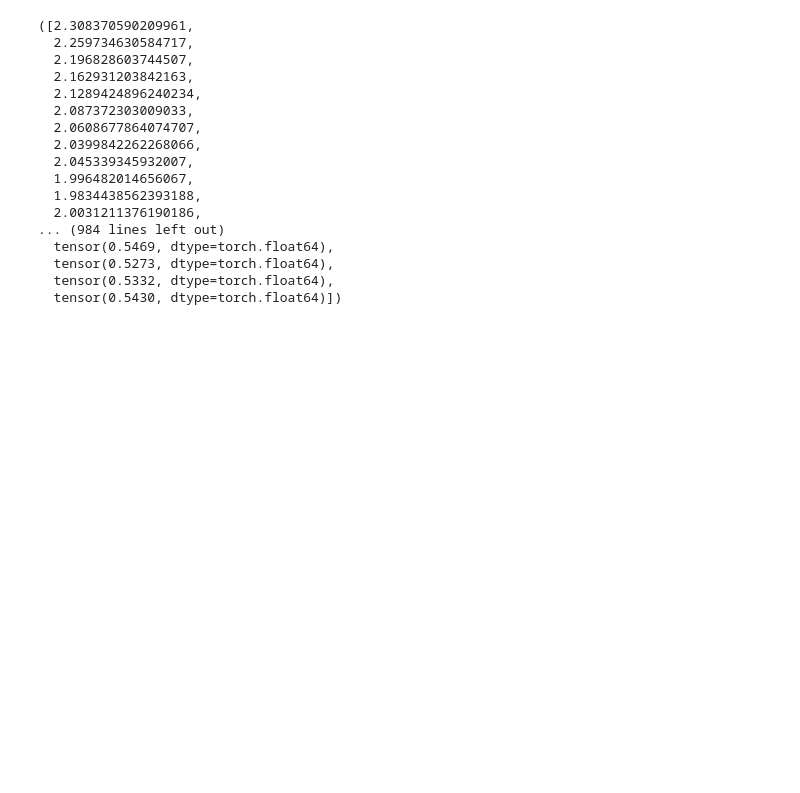
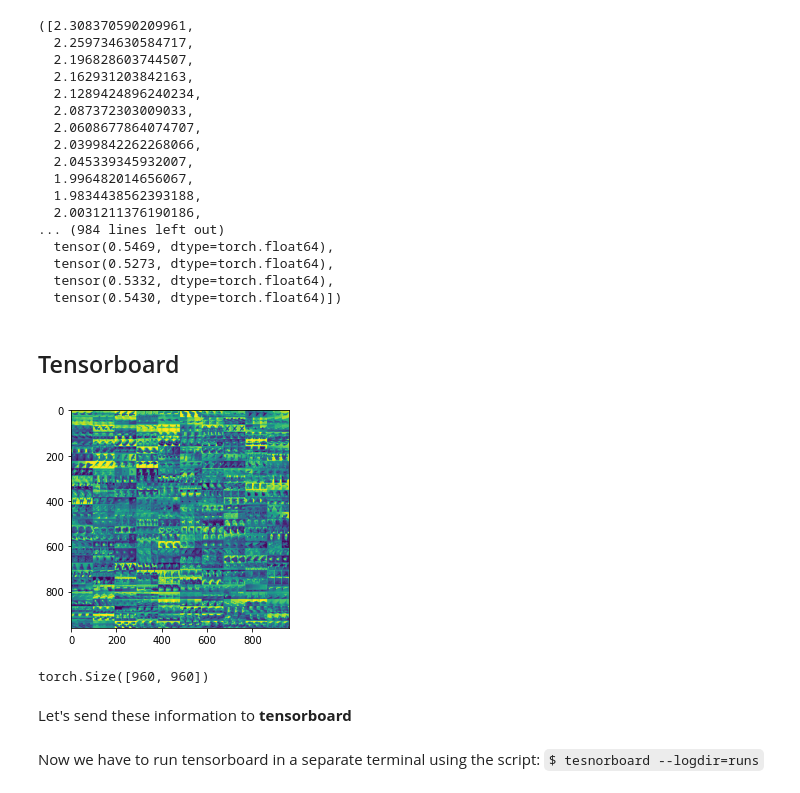
Before and after one commit to mohammadreza-ebrahimi/Introduction-to-Pytorch, a Jupyter notebook: Intro/Example.ipynb, the cells around one changed output. Drawn from its saved outputs; the diff is of its cells as text; code cells hidden in the pictures; blank space fills up the shorter version.

Commit message:
tensorboard added to ex

```diff
--- a/Intro/Example.ipynb
+++ b/Intro/Example.ipynb
@@ -222,3 +222,5 @@ Accuracy:  tensor(0.5469, dtype=torch.float64)
   tensor(0.5273, dtype=torch.float64),
   tensor(0.5332, dtype=torch.float64),
   tensor(0.5430, dtype=torch.float64)])
+# %% [markdown]
+## Tensorboard
@@ -224,0 +232,18 @@ Accuracy:  tensor(0.5469, dtype=torch.float64)
+# %%
+train_X, train_y = map(lambda x: x.to(device), iter(trainloader).next())
+# %%
+img = torch.transpose(
+        torch.cat(
+            [train_X[train_y==c][:30] for c in range(10)], axis=0
+        ).reshape(30, 30, 32, 32),
+    1, 2
+).reshape(960, 960)
+# %%
+plt.imshow(img)
+plt.show()
+print(img.shape)
+# %% [output]
+[figure, added]
+torch.Size([960, 960])
+# %% [markdown]
+Let's send these information to **tensorboard**
@@ -224,0 +256,2 @@ Accuracy:  tensor(0.5469, dtype=torch.float64)
+# %% [markdown]
+Now we have to run tensorboard in a separate terminal using the script: `$ tesnorboard --logdir=runs`
```
Also changed, not shown: parts of 7 cells of this notebook, 3 other files.
